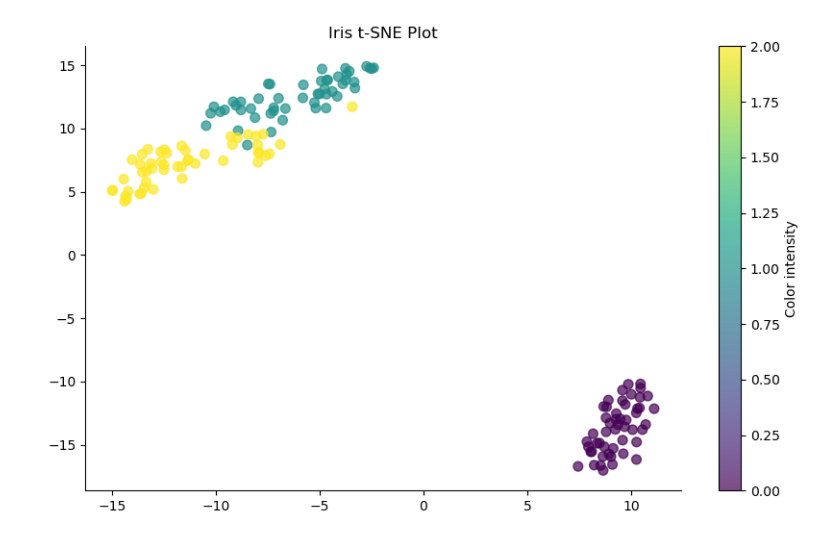
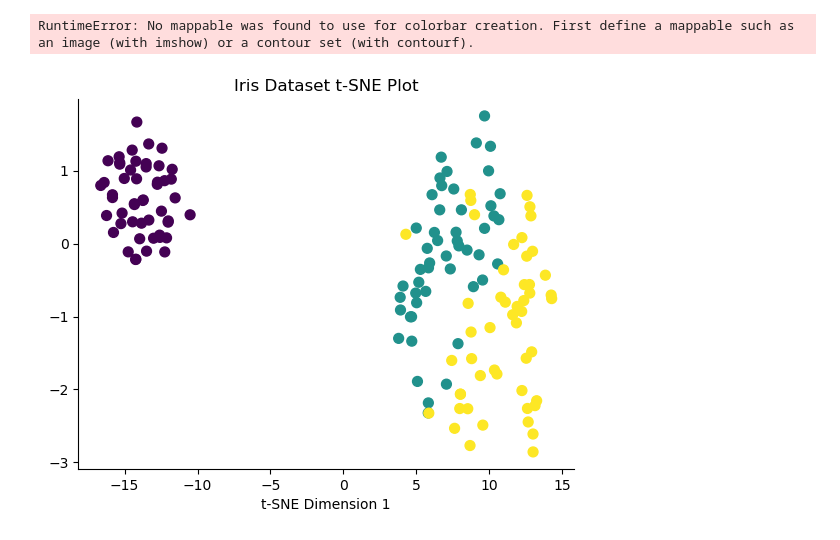
Before and after one commit to yyunchieh/yunchieh_plotlib, a Jupyter notebook: t-SNE_function.ipynb, the cells around one changed output. Drawn from its saved outputs; the diff is of its cells as text; code cells hidden in the pictures.

```diff
--- a/t-SNE_function.ipynb
+++ b/t-SNE_function.ipynb
@@ -25,15 +0,0 @@ def plot_tsne(data, n_components=2,perplexity=30, learning_rate=200, title = "t-
-# %%
-#使用function
-
-from sklearn.datasets import load_iris
-import pandas as pd
-import matplotlib.pyplot as plt
-
-
-iris = load_iris()
-X = pd.DataFrame(iris.data, columns=iris.feature_names)
-y = iris.target
-
-plot_tsne(X, n_components=2, title = "Iris t-SNE Plot", labels = y)
-# %% [output]
-[figure, removed]
@@ -39,0 +44,25 @@ plot_tsne(X, n_components=2, title = "Iris t-SNE Plot", labels = y)
+# %%
+#function example
+
+iris = load_iris()
+X = iris.data
+y = iris.target
+
+scaler = StandardScaler()
+X_scaled = scaler.fit_transform(X)
+
+tsne = TSNE(n_components=2, perplexity=40, random_state=42)
+tsne_results = tsne.fit_transform(X_scaled)
+
+fig, ax = plt.subplots()
+plot_tsne(tsne_results, ax,
+          scatter_params = {"c":y, "cmap" : "viridis", "s" : 50},
+          set_title={"label": "Iris Dataset t-SNE Plot"},
+          set_xlabel={"xlabel": "t-SNE Dimension 1"},
+          color_bar=True)
+
+
+plt.show()
+# %% [output]
+RuntimeError: No mappable was found to use for colorbar creation. First define a mappable such as an image (with imshow) or a contour set (with contourf).
+[figure, added]
```
Also changed, not shown: parts of 2 cells of this notebook, 5 other files.
